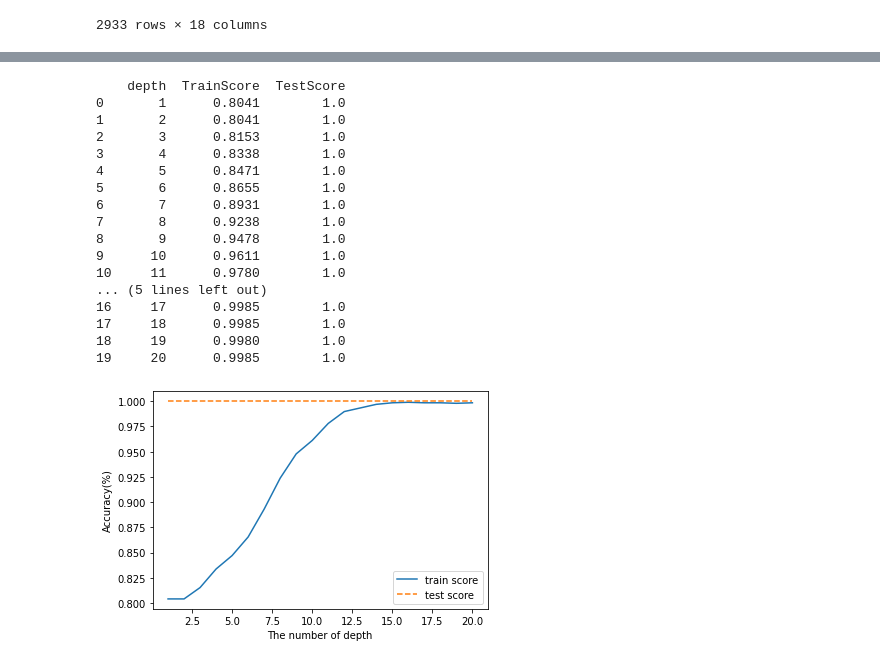
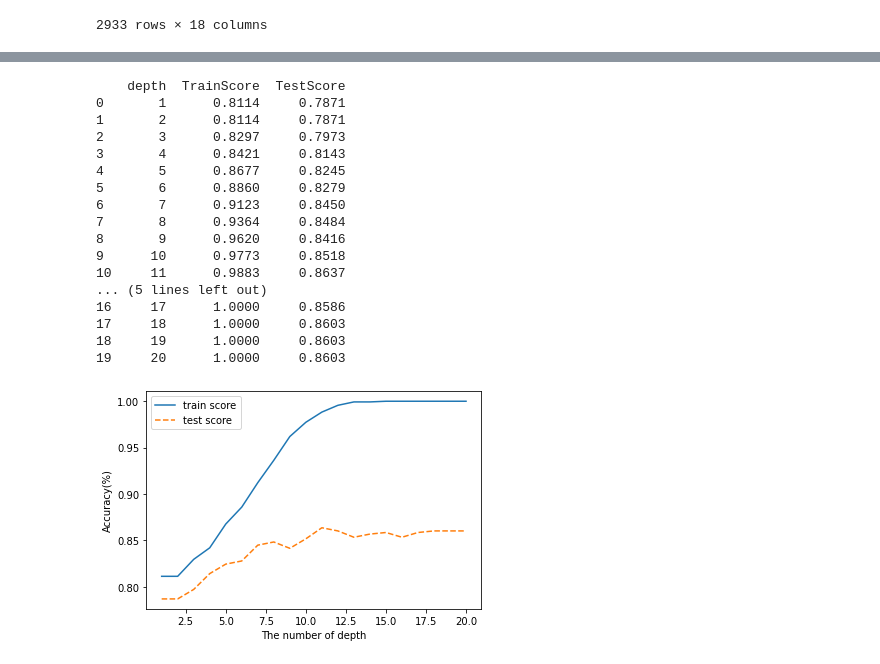
Before and after one commit to meanseo/dacon, a Jupyter notebook: prodTaken/random_forest.ipynb, the cells around one changed output, grey strips where cells are left out. Drawn from its saved outputs; the diff is of its cells as text; code cells hidden in the pictures.

```diff
--- a/prodTaken/random_forest.ipynb
+++ b/prodTaken/random_forest.ipynb
@@ -257,14 +213,13 @@ def optimi_visualization(algorithm_name, x_values, train_score, test_score, xlab
 # %%
-def optimi_estimator(algorithm, algorithm_name, x_train, y_train, x_test, n_estimator_min, n_estimator_max):
+def optimi_estimator(algorithm, algorithm_name, x_train, y_train, x_test, y_test, n_estimator_min, n_estimator_max):
     train_score = []; test_score =[]
     para_n_tree = [n_tree*5 for n_tree in range(n_estimator_min, n_estimator_max)]
 
     for v_n_estimators in para_n_tree:
         model = algorithm(n_estimators = v_n_estimators, random_state=1234)
         model.fit(x_train, y_train)
-        prediction = model.predict(test)
         train_score.append(model.score(x_train, y_train))
-        test_score.append(model.score(x_test, prediction))
+        test_score.append(model.score(x_test, y_test))
 
     # 트리 개수에 따른 모델 성능 저장
     df_score_n = pd.DataFrame({'n_estimators': para_n_tree, 'TrainScore': train_score, 'TestScore': test_score})
@@ -272,7 +227,7 @@ def optimi_estimator(algorithm, algorithm_name, x_train, y_train, x_test, n_esti
     optimi_visualization(algorithm_name, para_n_tree, train_score, test_score, "The number of estimator", "n_estimator")
     print(round(df_score_n, 4))
 # %%
-def optimi_maxdepth (algorithm, algorithm_name, x_train, y_train, x_test, depth_min, depth_max, n_estimator):
+def optimi_maxdepth (algorithm, algorithm_name, x_train, y_train, x_test, y_test, depth_min, depth_max, n_estimator):
     train_score = []; test_score = []
     para_depth = [depth for depth in range(depth_min, depth_max)]
 
@@ -287,9 +242,8 @@ def optimi_maxdepth (algorithm, algorithm_name, x_train, y_train, x_test, depth_
                               random_state=1234)
 
         model.fit(x_train, y_train)
-        prediction = model.predict(test)
         train_score.append(model.score(x_train, y_train))
-        test_score.append(model.score(x_test, prediction))
+        test_score.append(model.score(x_test, y_test))
 
     # 최대 깊이에 따른 모델 성능 저장
     df_score_n = pd.DataFrame({'depth': para_depth, 'TrainScore': train_score, 'TestScore': test_score})
@@ -405,8 +359,8 @@ train_acc_before, test_acc_before = modeling_uncustomized(algorithm,
 # %%
 n_estimator_min = 1
-n_estimator_max = 31
+n_estimator_max = 81
 optimi_estimator(algorithm, algorithm_name,
-                 x_scaled, y, test,
+                 x_train, y_train, x_val, y_val,
                  n_estimator_min, n_estimator_max)
 # %% [output]
     n_estimators  TrainScore  TestScore
@@ -430,28 +384,28 @@ optimi_estimator(algorithm, algorithm_name,
 # %%
-n_estimator = 30
+n_estimator = 55
 # %%
 depth_min = 1
 depth_max = 21
 optimi_maxdepth(algorithm, algorithm_name,
-                x_scaled, y, test,
-                depth_min, depth_max, 30)
+                x_train, y_train, x_val, y_val,
+                depth_min, depth_max, n_estimator)
 # %% [output]
     depth  TrainScore  TestScore
-0       1      0.8041        1.0
-1       2      0.8041        1.0
-2       3      0.8153        1.0
-3       4      0.8338        1.0
-4       5      0.8471        1.0
-5       6      0.8655        1.0
-6       7      0.8931        1.0
-7       8      0.9238        1.0
-8       9      0.9478        1.0
-9      10      0.9611        1.0
-10     11      0.9780        1.0
+0       1      0.8114     0.7871
+1       2      0.8114     0.7871
+2       3      0.8297     0.7973
+3       4      0.8421     0.8143
+4       5      0.8677     0.8245
+5       6      0.8860     0.8279
+6       7      0.9123     0.8450
+7       8      0.9364     0.8484
+8       9      0.9620     0.8416
+9      10      0.9773     0.8518
+10     11      0.9883     0.8637
 ... (5 lines left out)
-16     17      0.9985        1.0
-17     18      0.9985        1.0
-18     19      0.9980        1.0
-19     20      0.9985        1.0
+16     17      1.0000     0.8586
+17     18      1.0000     0.8603
+18     19      1.0000     0.8603
+19     20      1.0000     0.8603
-[figure, old version]
+[figure, new version]
 # %%
```
Also changed, not shown: parts of 19 cells of this notebook, 58 other files.
